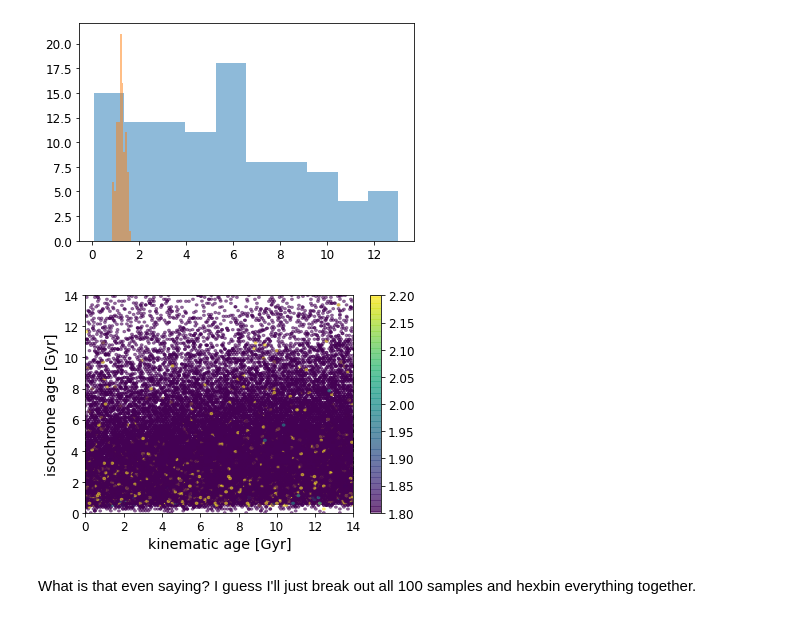
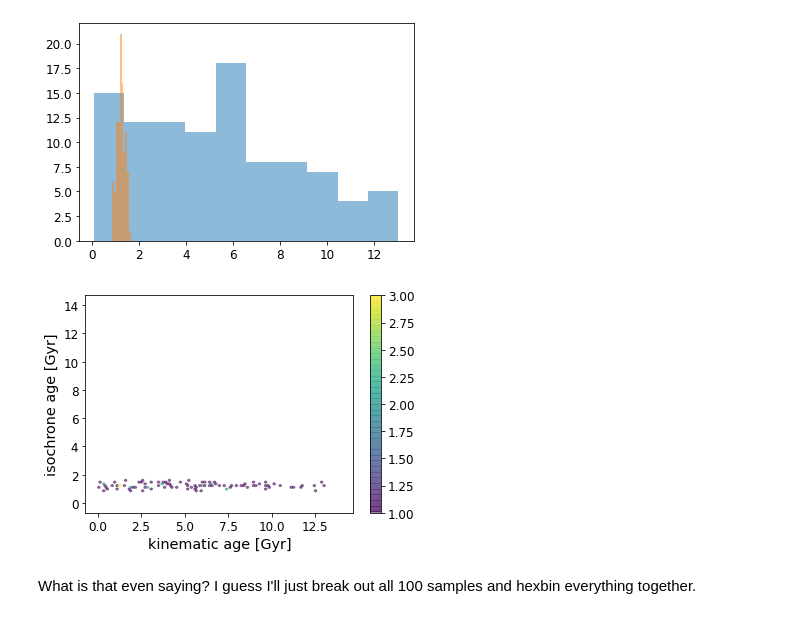
Before and after one commit to exoclam/mastrangelo, a Jupyter notebook: notebooks/analyze.ipynb, the cells around one changed output. Saved outputs shown, nothing was run; the diff lists cells and outputs as text; code cells hidden in the pictures.

```diff
--- a/notebooks/analyze.ipynb
+++ b/notebooks/analyze.ipynb
@@ -1152,22 +1152,22 @@ def density_estimation(m1, m2):
 
 #plt.show()
 # %%
-for i in range(len(kinematic_berger)):
-#for i in range(40):
+#for i in range(len(kinematic_berger)):
+for i in range(1):
     row = kinematic_berger.iloc[i]
     #plt.scatter(row.age, row.isochrone_ages, s=5, color='k', alpha=0.5)
-    plt.hexbin(row.age, row.isochrone_ages, alpha=0.5, mincnt=2, extent=[0,14,0,14])
+    plt.hexbin(row.age, row.isochrone_ages, alpha=0.5, mincnt=1, extent=[0,14,0,14])
     #X,Y,Z = density_estimation(row.age, row.isochrone_ages)
     #plt.contour(X,Y,Z)
 
-plt.ylim([0,14])
-plt.xlim([0,14])
+#plt.ylim([0,14])
+#plt.xlim([0,14])
 plt.ylabel('isochrone age [Gyr]')
 plt.xlabel('kinematic age [Gyr]')
 plt.colorbar()
 plt.show()
 # %% [output]
-[figure, old version]
+[figure, new version]
 # %% [markdown]
 What is that even saying? I guess I'll just break out all 100 samples and hexbin everything together.
 # %%
```
Also changed, not shown: parts of 1 cell of this notebook, 1 other file.
